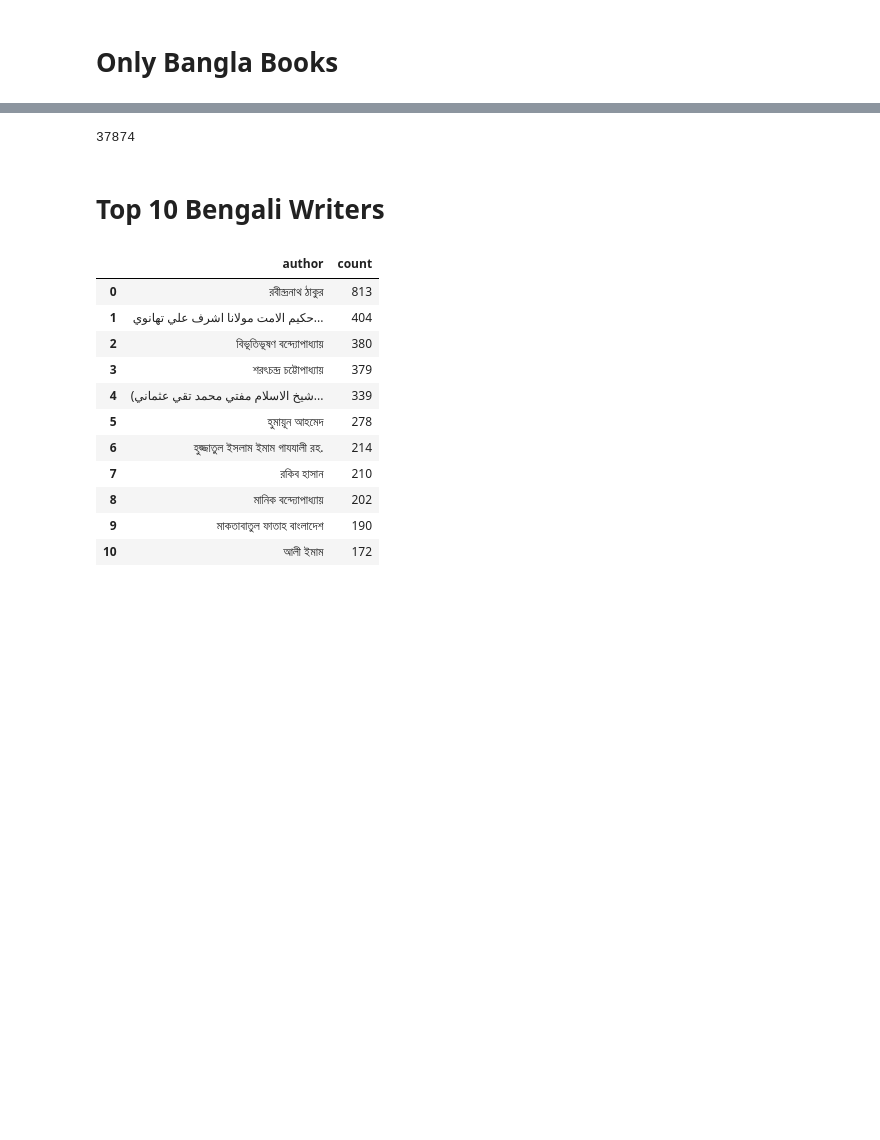
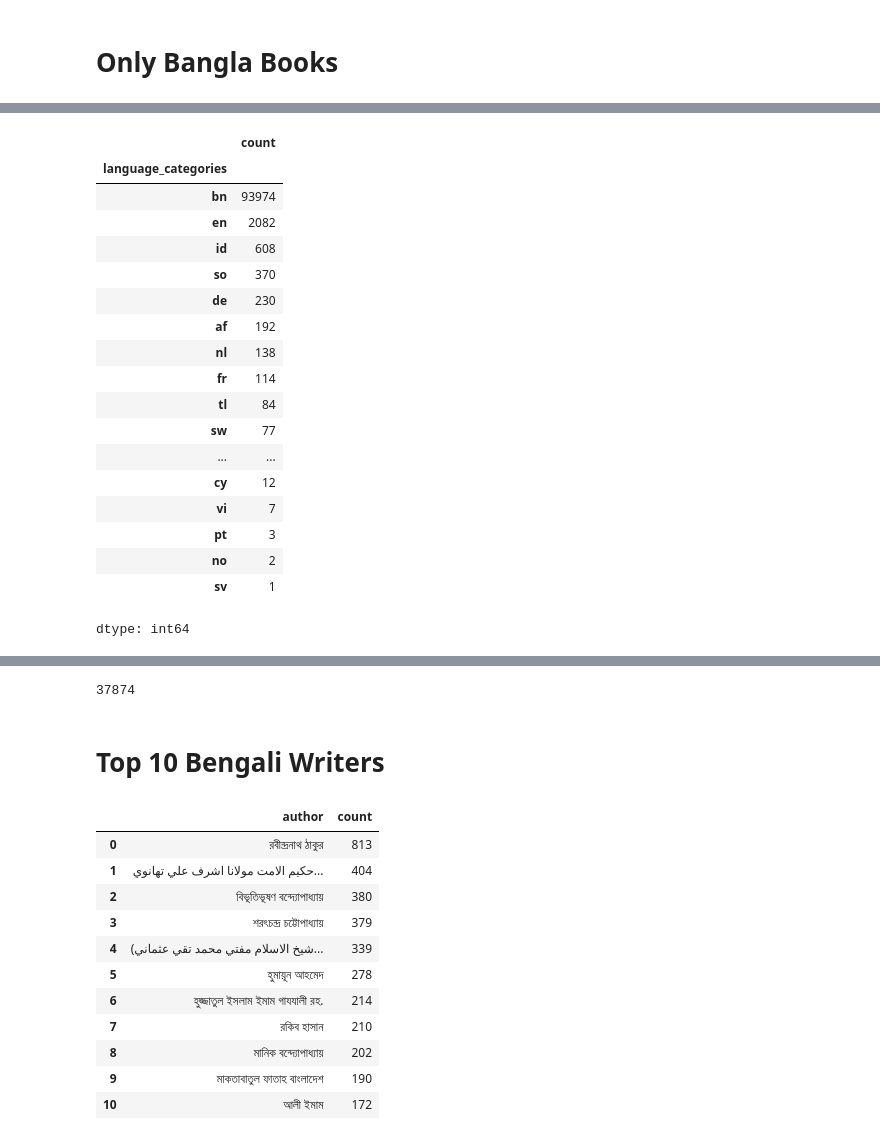
Before and after one commit to Tasfiq-K/recommendation_system_rokomari_books, a Jupyter notebook: preprocessing_bn_books.ipynb, the cells around one changed output, grey strips where cells are left out. Saved outputs shown, nothing was run; the diff lists cells and outputs as text; code cells hidden in the pictures; blank space fills up the shorter version.

```diff
--- a/preprocessing_bn_books.ipynb
+++ b/preprocessing_bn_books.ipynb
@@ -39,0 +110,22 @@ df_bn.head(5)
+# %%
+df_bn['language_categories'].value_counts()
+# %% [output]
+|  | count |
+| language_categories |  |
+| bn | 93974 |
+| en | 2082 |
+| id | 608 |
+| so | 370 |
+| de | 230 |
+| af | 192 |
+| nl | 138 |
+| fr | 114 |
+| tl | 84 |
+| sw | 77 |
+| ... | ... |
+| cy | 12 |
+| vi | 7 |
+| pt | 3 |
+| no | 2 |
+| sv | 1 |
+dtype: int64
```
Also changed, not shown: parts of 14 cells of this notebook.
